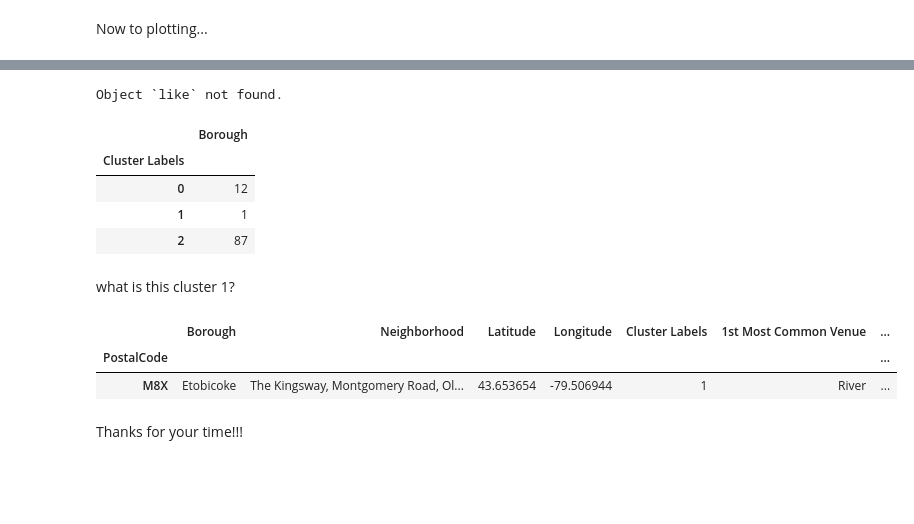
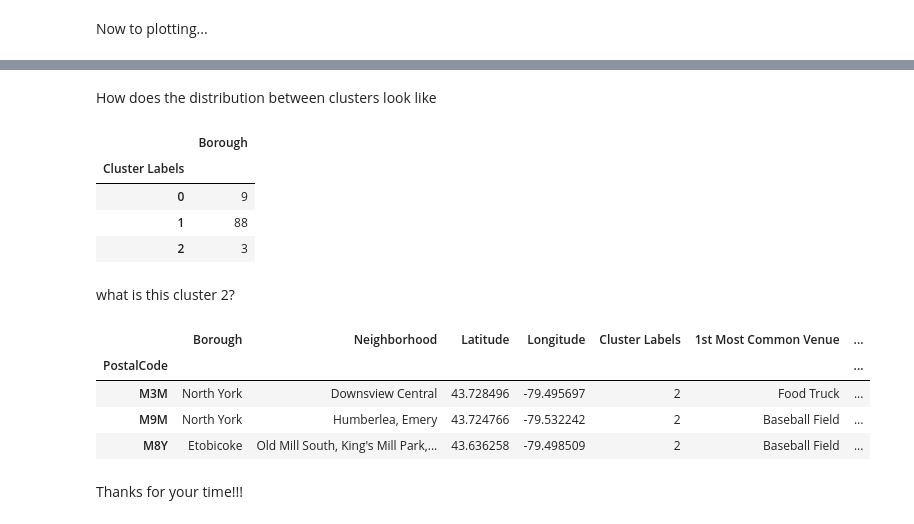
Before and after one commit to dibujobies/DSclass, a Jupyter notebook: week3pra.ipynb, the cells around one changed output, grey strips where cells are left out. Saved outputs shown, nothing was run; the diff lists cells and outputs as text; code cells hidden in the pictures; blank space fills up the shorter version.

```diff
--- a/week3pra.ipynb
+++ b/week3pra.ipynb
@@ -502,7 +502,7 @@ kclusters1 = 3
 toronto_grouped_clustering1 = toronto_grouped.drop('Neighborhood', 1)
 
 # run k-means clustering
-kmeans1 = KMeans(n_clusters=kclusters1, random_state=0).fit(toronto_grouped_clustering2)
+kmeans1 = KMeans(n_clusters=kclusters1, random_state=0).fit(toronto_grouped_clustering1)
 
 # check cluster labels generated for each row in the dataframe
 kmeans1.labels_[0:10]
@@ -580,7 +580,3 @@ for lat, lon, poi, cluster in zip(toronto_merged1['Latitude'], toronto_merged1['
 map_clusters
 # %% [output]
 [interactive output not drawn]
-# %%
-How does the distribution between clusters look like?
-# %% [output]
-Object `like` not found.
@@ -589,3 +583,5 @@ How does the distribution between clusters look like
+# %% [markdown]
+How does the distribution between clusters look like
 # %%
 toronto_merged1['Cluster Labels'] = toronto_merged1['Cluster Labels'].astype('int64')
 toronto_merged1['Cluster Labels'] = toronto_merged1['Cluster Labels'].astype(str)
@@ -594,16 +590,18 @@ df_count1[['Borough']]
 # %% [output]
 |  | Borough |
 | Cluster Labels |  |
-| 0 | 12 |
-| 1 | 1 |
-| 2 | 87 |
+| 0 | 9 |
+| 1 | 88 |
+| 2 | 3 |
 # %% [markdown]
-what is this cluster 1?
+what is this cluster 2?
 # %%
-toronto_merged1[toronto_merged1['Cluster Labels'] == '1']
+toronto_merged1[toronto_merged1['Cluster Labels'] == '2']
 # %% [output]
 |  | Borough | Neighborhood | Latitude | Longitude | Cluster Labels | 1st Most Common Venue | ... |
 | PostalCode |  |  |  |  |  |  | ... |
-| M8X | Etobicoke | The Kingsway, Montgomery Road, Ol... | 43.653654 | -79.506944 | 1 | River | ... |
+| M3M | North York | Downsview Central | 43.728496 | -79.495697 | 2 | Food Truck | ... |
+| M9M | North York | Humberlea, Emery | 43.724766 | -79.532242 | 2 | Baseball Field | ... |
+| M8Y | Etobicoke | Old Mill South, King's Mill Park,... | 43.636258 | -79.498509 | 2 | Baseball Field | ... |
 # %% [markdown]
 Thanks for your time!!!
```
Also changed, not shown: parts of 5 cells of this notebook.
